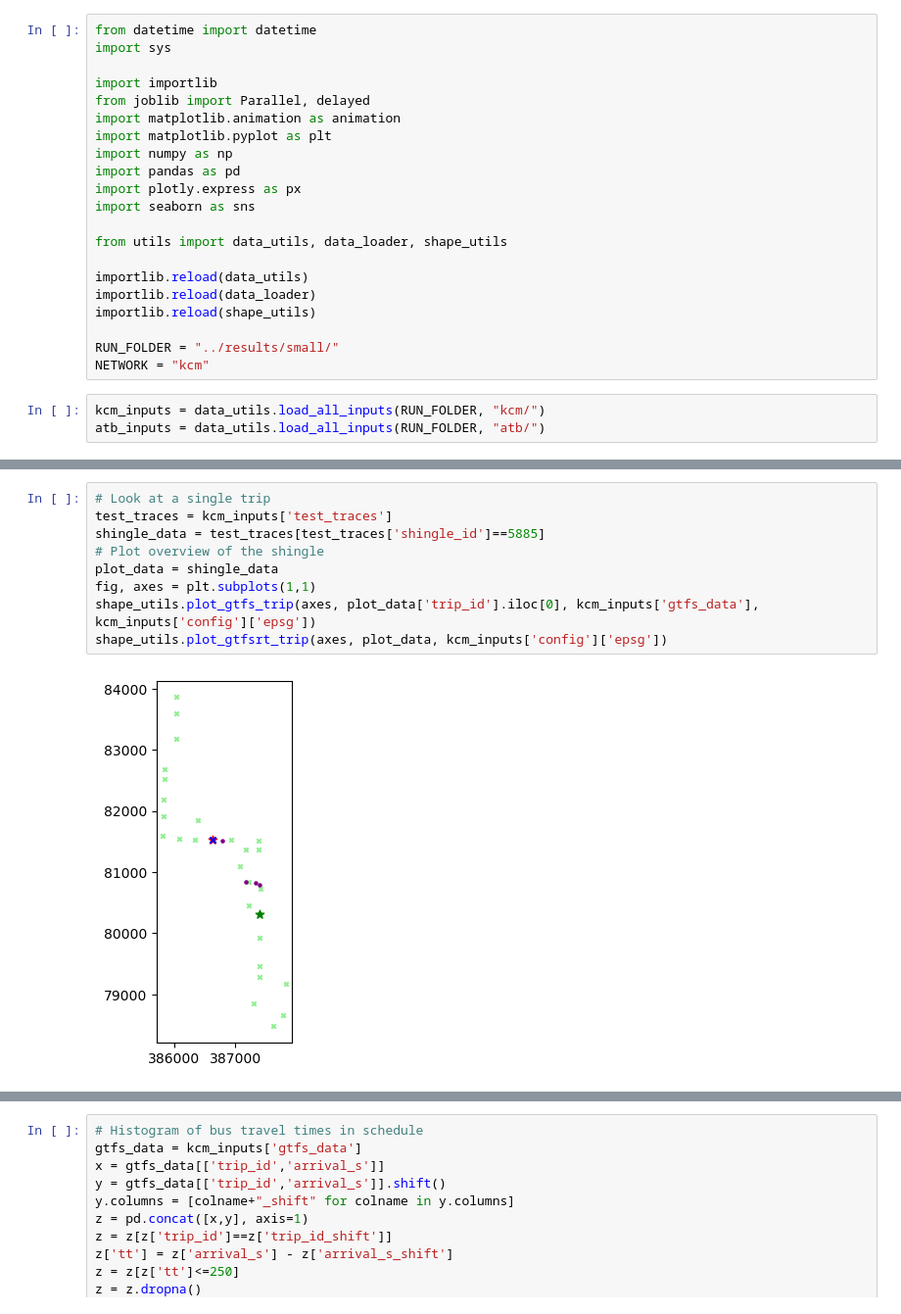
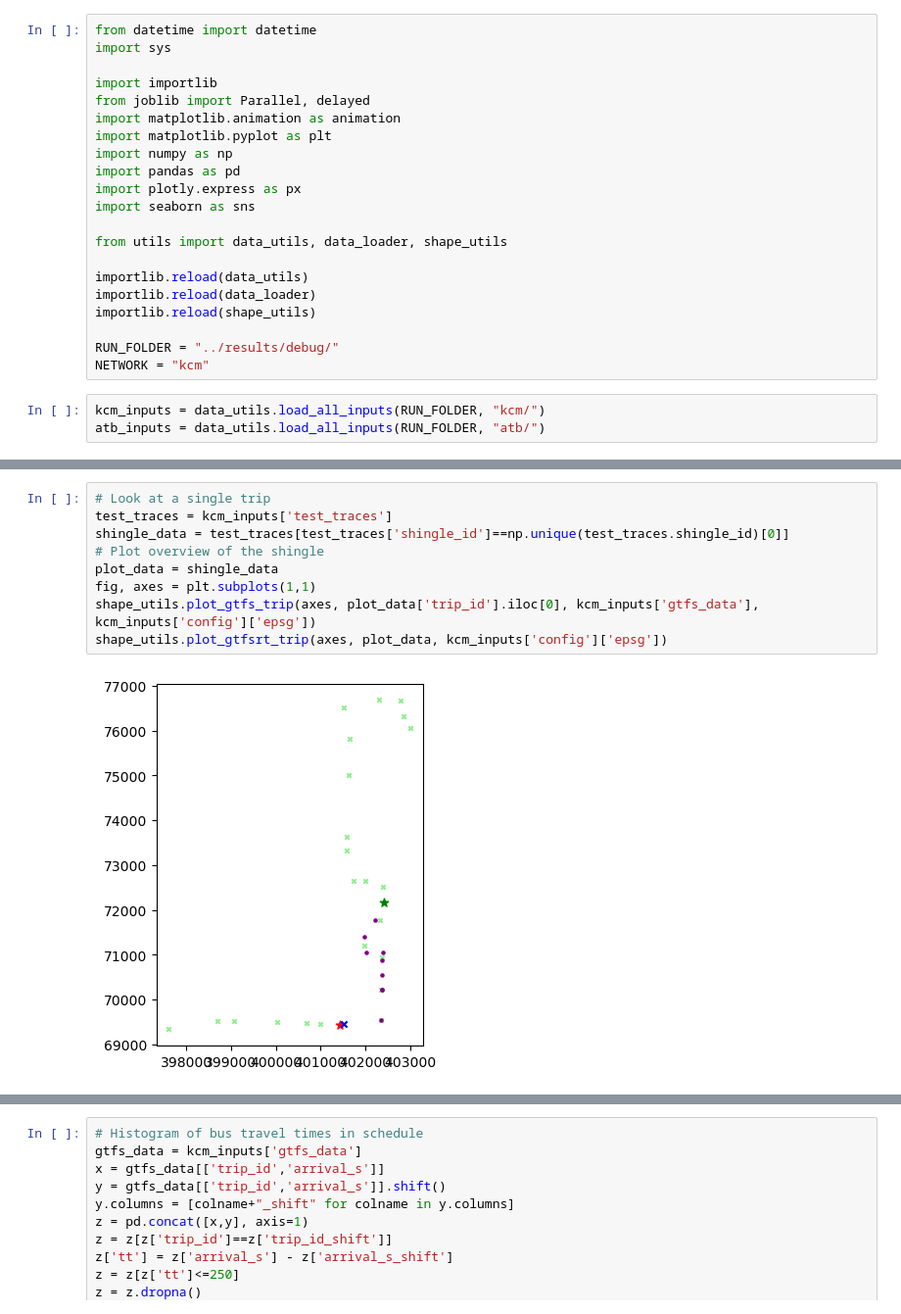
Before and after one commit to zackAemmer/generalizable_travel_times, a Jupyter notebook: src/explore_inputs.ipynb, the cells around one changed output, grey strips where cells are left out. Shown at 98% size. Cells and saved outputs as stored; diff of their text form.

```diff
--- a/src/explore_inputs.ipynb
+++ b/src/explore_inputs.ipynb
@@ -17,7 +17,7 @@ importlib.reload(data_utils)
 importlib.reload(data_loader)
 importlib.reload(shape_utils)
 
-RUN_FOLDER = "../results/small/"
+RUN_FOLDER = "../results/debug/"
 NETWORK = "kcm"
 # %%
 kcm_inputs = data_utils.load_all_inputs(RUN_FOLDER, "kcm/")
@@ -61,14 +25,14 @@ shape_utils.save_grid_anim(atb_grid_ffill, "grid_speeds_ffill_atb.mp4", 0, 35)
 # %%
 # Look at a single trip
 test_traces = kcm_inputs['test_traces']
-shingle_data = test_traces[test_traces['shingle_id']==5885]
+shingle_data = test_traces[test_traces['shingle_id']==np.unique(test_traces.shingle_id)[0]]
 # Plot overview of the shingle
 plot_data = shingle_data
 fig, axes = plt.subplots(1,1)
 shape_utils.plot_gtfs_trip(axes, plot_data['trip_id'].iloc[0], kcm_inputs['gtfs_data'], kcm_inputs['config']['epsg'])
 shape_utils.plot_gtfsrt_trip(axes, plot_data, kcm_inputs['config']['epsg'])
 # %% [output]
-[figure, old version]
+[figure, new version]
 # %%
 # Look at a single trip
 test_traces = atb_inputs['test_traces']
```
Also changed, not shown: parts of 19 cells of this notebook, 5 other files.
